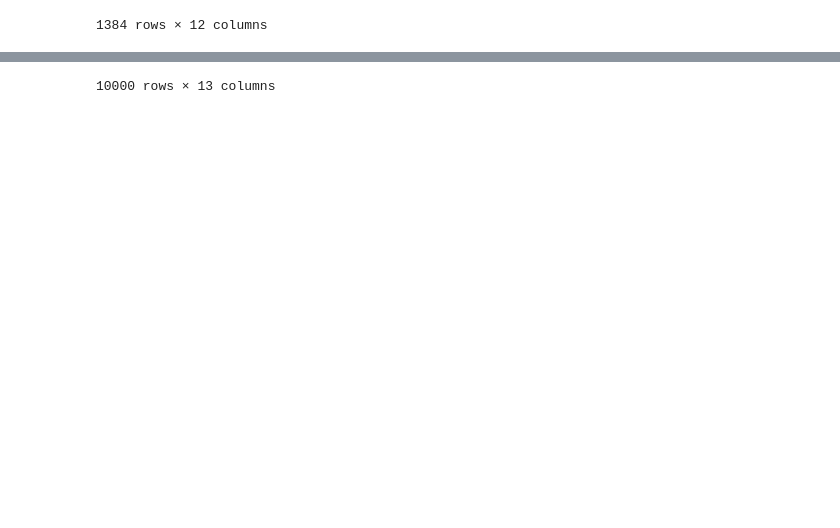
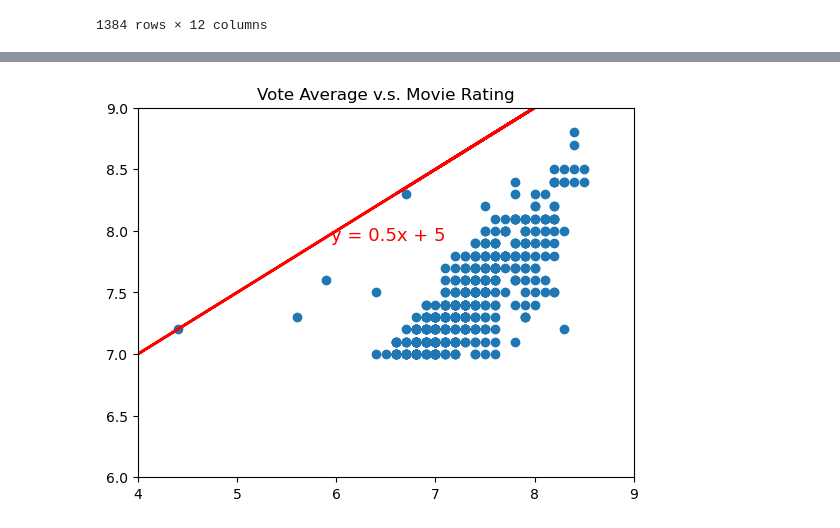
Before and after one commit to rackhamsauer/Project-1, a Jupyter notebook: Clean Dataset-SSR_Approval rating.ipynb, the cells around one changed output, grey strips where cells are left out. Cells and saved outputs as stored; diff of their text form; code cells hidden in the pictures; blank space fills up the shorter version.

```diff
--- a/Clean Dataset-SSR_Approval rating.ipynb
+++ b/Clean Dataset-SSR_Approval rating.ipynb
@@ -42,2 +66,21 @@ audience_votecount_df
 # %%
+x = critical_acclaim_df["Vote Average"]
+y = critical_acclaim_df["Movie Rating"]
+
+slope = 0.5
+intercept = 5
+
+plt.scatter(x,y)
+
+plt.plot(x, slope * x + intercept, color = "red", linewidth = 2)
+
+line_eq="y = "+ str(round(slope,2))+ "x + " +str(round(intercept,2))
+
+plt.annotate(line_eq,(max(x)*0.7,max(y)*0.9), fontsize=13,color="red")
+
+plt.title("Vote Average v.s. Movie Rating")
+plt.xlim(4,9)
+plt.ylim(6,9)
+
+plt.show()
 # %% [output]
@@ -56,2 +87,2 @@ audience_votecount_df
-10000 rows × 13 columns
+[figure, added]
 # %%
```
Also changed, not shown: parts of 17 cells of this notebook, 3 other files.
